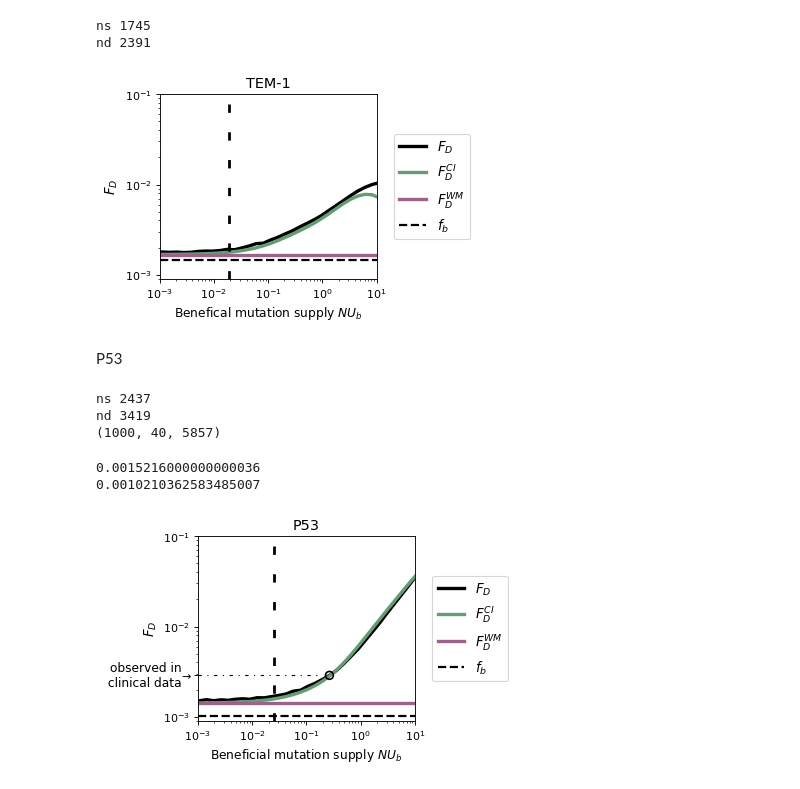
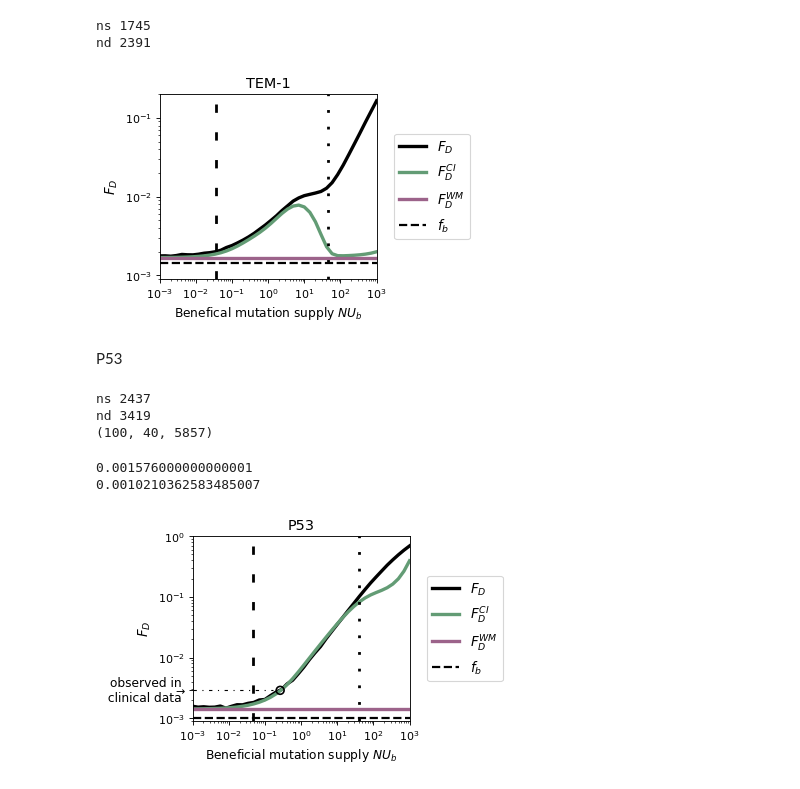
Before and after one commit to AlexKI123/DoublesProject, a Jupyter notebook: Code/WFModel/Plotting/Plot_Empirical_Results.ipynb, the cells around one changed output. Drawn from its saved outputs; the diff is of its cells as text; code cells hidden in the pictures.

```diff
--- a/Code/WFModel/Plotting/Plot_Empirical_Results.ipynb
+++ b/Code/WFModel/Plotting/Plot_Empirical_Results.ipynb
@@ -37,7 +37,7 @@ def CI_model(fs,fd,MS):
     ns = len(fs)
     nd = len(fd)
     for ms in MS:
-        N = int(ms/U)
+        N = int(ms/Ubs)
         Λs = N*np.log(N)/np.log(1+fs)
         Λd = N*np.log(N)/np.log(1+fd)
 
@@ -64,8 +64,8 @@ TEM1 Data
 #folder = '../../../Data_TEM1/data_TEM1_00041'
 
 α = 0.0037
-folder = '../../../Data_TEM1/data_TEM1_00037'
-
+#folder = '../../../Data_TEM1/data_TEM1_00037'
+folder = '/Users/juklug/Desktop/simu/data_TEM1_00037_largerRange'
 
 ris, ris0, fits = [], [], []
 for s in sorted(glob.glob(folder+'/*ris.npy')):
@@ -83,6 +83,10 @@ fs = np.load("../WF_Simulations/singles_TEM1.npy")
 fd = np.load("../WF_Simulations/doubles_TEM1.npy")
 ns = len(fs)
 nd = len(fd)
+
+nsb = len(fs[fs>1])
+ndb = len(fd[fd>1])
+
 print("ns", ns)
 print("nd", nd)
 mus = 2.3*10**(-10)*3*0.76/6.09
@@ -90,9 +94,9 @@ mud = 2.3*10**(-10)*α*3*0.99*0.51/10.23
 
 U = ns*mus + nd*mud
 fractionAAlevel = mud*nd/(mud*nd+mus*ns)
-fractionAAlevelBeneficial = mud*len(fd[fd>1])/(mud*len(fd[fd>1])+mus*len(fs[fs>1]))
+fractionAAlevelBeneficial = mud*ndb/(mud*ndb+mus*nsb)
 
-Ubs = mus*len(fs[fs>1])
+Ubs = mus*nsb+mud*ndb
 
 ΔW_SD = []
 ΔW_S = []
@@ -107,7 +111,8 @@ for j in range(ris.shape[1]):
 ΔW_SD_TEM1 = np.array(ΔW_SD)
 ΔW_S_TEM1 = np.array(ΔW_S)
 
-xshift_TEM1=(len(fs[fs>1])*mus+len(fd[fd>1])*mud)/(len(fs)*mus+len(fd)*mud)
+#xshift_TEM1=(len(fs[fs>1])*mus+len(fd[fd>1])*mud)/(len(fs)*mus+len(fd)*mud)
+xshift_TEM1=1.0
 # %% [output]
 ns 1745
 nd 2391
@@ -118,8 +123,8 @@ plt.figure(figsize=(3.5, 3), dpi=80)
 
 plt.xscale("log")
 plt.yscale("log")
-plt.ylim(9*10**(-4),10**(-1))
-plt.xlim(10**(-3.),10**(1))
+plt.ylim(9*10**(-4),2*10**(-1))
+plt.xlim(10**(-3.),10**(3))
 
 
 plt.plot(xshift_TEM1*x,ris[:,:,ns+1:].sum(axis=2).mean(axis=0),color="black",linewidth=3, label="$F_D$")
@@ -129,8 +134,9 @@ plt.axhline([WM_model(fs,fd)],color="#9C638A",linewidth=3, label="$F_D^{WM}$")
 
 epsilon=1
 plt.axhline([fractionAAlevelBeneficial], linestyle="--", color="black",linewidth=2, label="$f_b$")
-plt.axvline([np.real(epsilon/(4*lambertw(epsilon/(4*Ubs))))], linestyle=(0, (3, 7)), color="black",linewidth=2.5)
-plt.axvline([np.real(epsilon*ns/(4*lambertw(epsilon/(4*mus))))], linestyle=(0, (1, 5)), color="black",linewidth=2.5)
+plt.axvline([np.real(epsilon/(2*lambertw(epsilon/(2*Ubs))))], linestyle=(0, (3, 7)), color="black",linewidth=2.5)
+plt.axvline([np.real(epsilon*ns/(2*lambertw(epsilon/(2*mus))))], linestyle=(0, (1, 5)), color="black",linewidth=2.5)
+
 
 plt.xlabel("Benefical mutation supply $NU_b$", fontsize = 11)
 plt.ylabel(r"$F_{D}$", fontsize = 12)
@@ -143,15 +149,15 @@ plt.legend(fontsize=12, bbox_to_anchor=(1.05, 0.5), loc='center left')
 #plt.savefig("plotTEM1_00041.pdf", bbox_inches = "tight")
 plt.savefig("plotTEM1_00037.pdf", bbox_inches = "tight")
 # %% [output]
-[figure, old version]
+[figure, new version]
 # %% [markdown]
 P53
 # %%
 # Load P53 data
 
 α = 2*10**(-3)
-folder = '../../../Data_P53/dataP53_0002'
-
+#folder = '../../../Data_P53/dataP53_0002'
+folder = '/Users/juklug/Desktop/simu/dataP53_0002_largerRange'
 
 ris = []
 ris0 = []
@@ -181,6 +187,10 @@ mud = 2.7*10**(-9)*α*3*0.99*0.51/10.23
 U = ns*mus + nd*mud
 Ubs = mus*len(fs[fs>1])
 
+nsb = len(fs[fs>1])
+nsd = len(fd[fd>1])
+
+
 fractionAAlevel = mud*nd/(mud*nd+mus*ns)
 fractionAAlevelBeneficial = mud*len(fd[fd>1])/(mud*len(fd[fd>1])+mus*len(fs[fs>1]))
 
@@ -198,12 +208,12 @@ for j in range(ris.shape[1]):
 ΔW_S_P53 = np.array(ΔW_S)
 
 xshift_P53=(len(fs[fs>1])*mus+len(fd[fd>1])*mud)/(len(fs)*mus+len(fd)*mud)
-
+xshift_P53=1
 print(ris.shape)
 # %% [output]
 ns 2437
 nd 3419
-(1000, 40, 5857)
+(100, 40, 5857)
 # %%
 #Plot P53 results with alpha=2*10-3
 
@@ -230,37 +240,37 @@ y_ticks.append(fixed_value)
 # Format y-tick labels with LaTeX-style notation
 y_ticks_labels = [f"$10^{{{int(np.log10(tick))}}}$" if tick != fixed_value else '→' for tick in y_ticks]
 plt.yticks(y_ticks, y_ticks_labels)
 
-plt.axvline([np.real(epsilon/(4*lambertw(epsilon/(4*Ubs))))], linestyle=(0, (3, 7)), color="black", linewidth=2.5)
-plt.axvline([np.real(epsilon*ns/(4*lambertw(epsilon/(4*mus/5.80))))], linestyle=(0, (1, 5)), color="black", linewidth=2.5)
+plt.axvline([np.real(epsilon/(2*lambertw(epsilon/(2*Ubs))))], linestyle=(0, (3, 7)), color="black", linewidth=2.5)
+plt.axvline([np.real(epsilon*nsb/(2*lambertw(epsilon/(2*mus))))], linestyle=(0, (1, 5)), color="black", linewidth=2.5)
 
 
 # Setting the y-limits explicitly to ensure the range remains consistent
-plt.ylim(9*10**(-4), 1*10**(-1))
-plt.xlim(10**(-3.), 10**(1))
+plt.ylim(9*10**(-4), 1*10**(0))
+plt.xlim(10**(-3.), 10**(3))
 
 # Annotate with "fixed" text to the left of the arrow
 plt.annotate("observed in\n clinical data", xy=(plt.xlim()[0], fixed_value), xytext=(plt.xlim()[0]*0.5, fixed_value),
              textcoords='data', color="black", va='center', ha='right', fontsize=11)
 
 # Assuming you have already set up your plot
 x_intersection = 0.265  # Determine the x-value of the intersection
 y_intersection = 0.0028779  # This is the fixed value
 plt.scatter(x_intersection, y_intersection, edgecolors='black', facecolors='none', s=50, linewidths=1.5, zorder=5)
 
-plt.axhline(y=y_intersection, color='black', linestyle=(0, (3, 5, 1, 5)), xmin=0.0001, xmax=0.55, linewidth=1)
+plt.axhline(y=y_intersection, color='black', linestyle=(0, (3, 5, 1, 5)), xmin=0.0001, xmax=0.37, linewidth=1)
 
 
 plt.ylabel(r"$F_{D}$", fontsize = 12)
 plt.xlabel("Beneficial mutation supply $NU_b$", fontsize=11)
 plt.title("P53", fontsize=13)
 
 # Move the legend outside of the plot
 plt.legend(fontsize=12, bbox_to_anchor=(1.05, 0.5), loc='center left')
 
 plt.savefig("plotP53_0002.pdf", bbox_inches="tight")
 plt.show()
 # %% [output]
-0.0015216000000000036
+0.001576000000000001
 0.0010210362583485007
-[figure, old version]
+[figure, new version]
```
Also changed, not shown: 1 other file.
